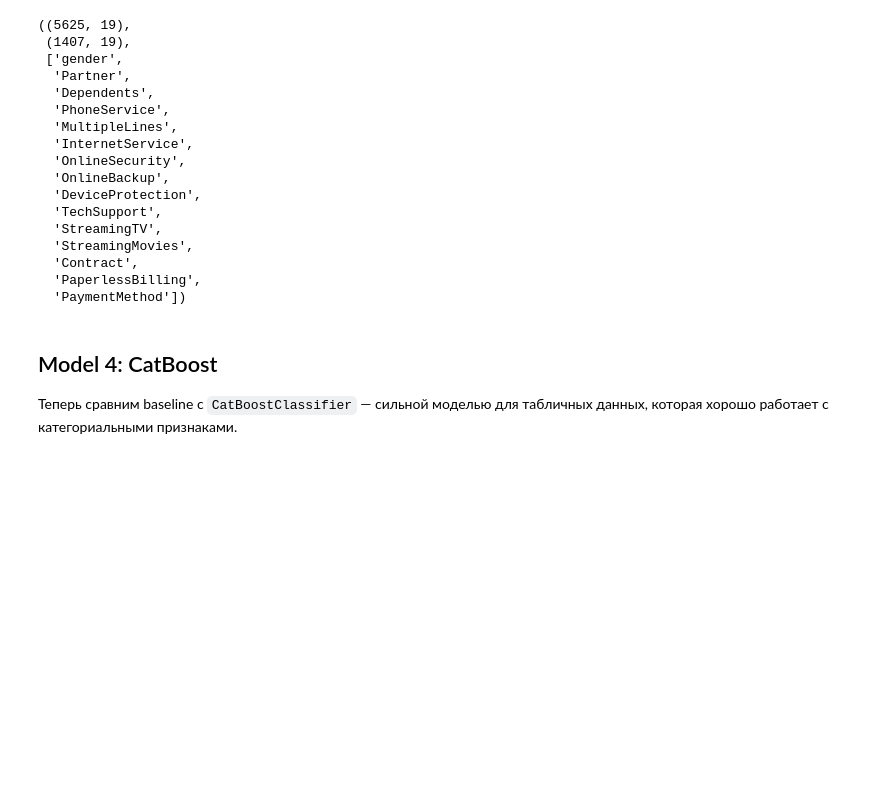
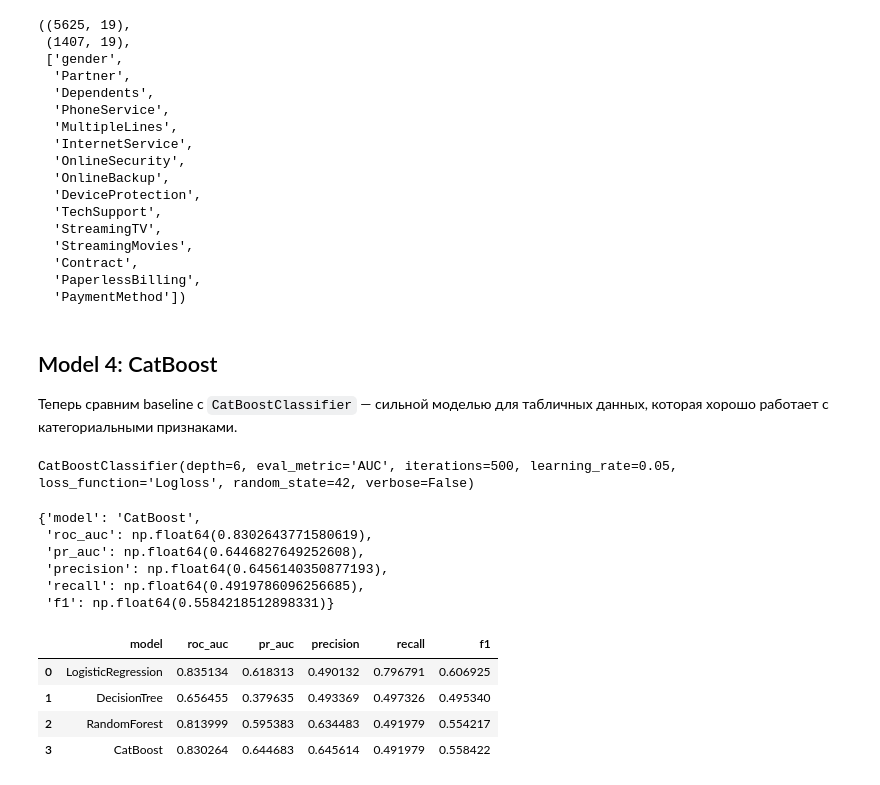
Before and after one commit to SlvtMks/ML_project-churn-, a Jupyter notebook: notebooks/03_model_comparison.ipynb, the cells around one changed output. Drawn from its saved outputs; the diff is of its cells as text; code cells hidden in the pictures; blank space fills up the shorter version.

```diff
--- a/notebooks/03_model_comparison.ipynb
+++ b/notebooks/03_model_comparison.ipynb
@@ -435,3 +435,21 @@ X_train_cb.shape, X_test_cb.shape, cat_features_cb
 ## Model 4: CatBoost
 
 Теперь сравним baseline с `CatBoostClassifier` — сильной моделью для табличных данных, которая хорошо работает с категориальными признаками.
+# %%
+catboost_model = CatBoostClassifier(
+    iterations=500,
+    depth=6,
+    learning_rate=0.05,
+    eval_metric="AUC",
+    loss_function="Logloss",
+    random_state=42,
+    verbose=False,
+)
+
+catboost_model.fit(
+    X_train_cb,
+    y_train,
+    cat_features=cat_features_cb,
+)
+# %% [output]
+CatBoostClassifier(depth=6, eval_metric='AUC', iterations=500, learning_rate=0.05, loss_function='Logloss', random_state=42, verbose=False)
@@ -437,0 +459,29 @@ X_train_cb.shape, X_test_cb.shape, cat_features_cb
+# %%
+catboost_metrics = {
+    "model": "CatBoost",
+    "roc_auc": roc_auc_score(y_test, y_proba_cb),
+    "pr_auc": average_precision_score(y_test, y_proba_cb),
+    "precision": precision_score(y_test, y_pred_cb),
+    "recall": recall_score(y_test, y_pred_cb),
+    "f1": f1_score(y_test, y_pred_cb),
+}
+
+catboost_metrics
+# %% [output]
+{'model': 'CatBoost',
+ 'roc_auc': np.float64(0.8302643771580619),
+ 'pr_auc': np.float64(0.6446827649252608),
+ 'precision': np.float64(0.6456140350877193),
+ 'recall': np.float64(0.4919786096256685),
+ 'f1': np.float64(0.5584218512898331)}
+# %%
+comparison_df = pd.DataFrame(
+    [logreg_metrics, tree_metrics, rf_metrics, catboost_metrics]
+)
+comparison_df
+# %% [output]
+|  | model | roc_auc | pr_auc | precision | recall | f1 |
+| 0 | LogisticRegression | 0.835134 | 0.618313 | 0.490132 | 0.796791 | 0.606925 |
+| 1 | DecisionTree | 0.656455 | 0.379635 | 0.493369 | 0.497326 | 0.495340 |
+| 2 | RandomForest | 0.813999 | 0.595383 | 0.634483 | 0.491979 | 0.554217 |
+| 3 | CatBoost | 0.830264 | 0.644683 | 0.645614 | 0.491979 | 0.558422 |
```
Also changed, not shown: parts of 3 cells of this notebook.
